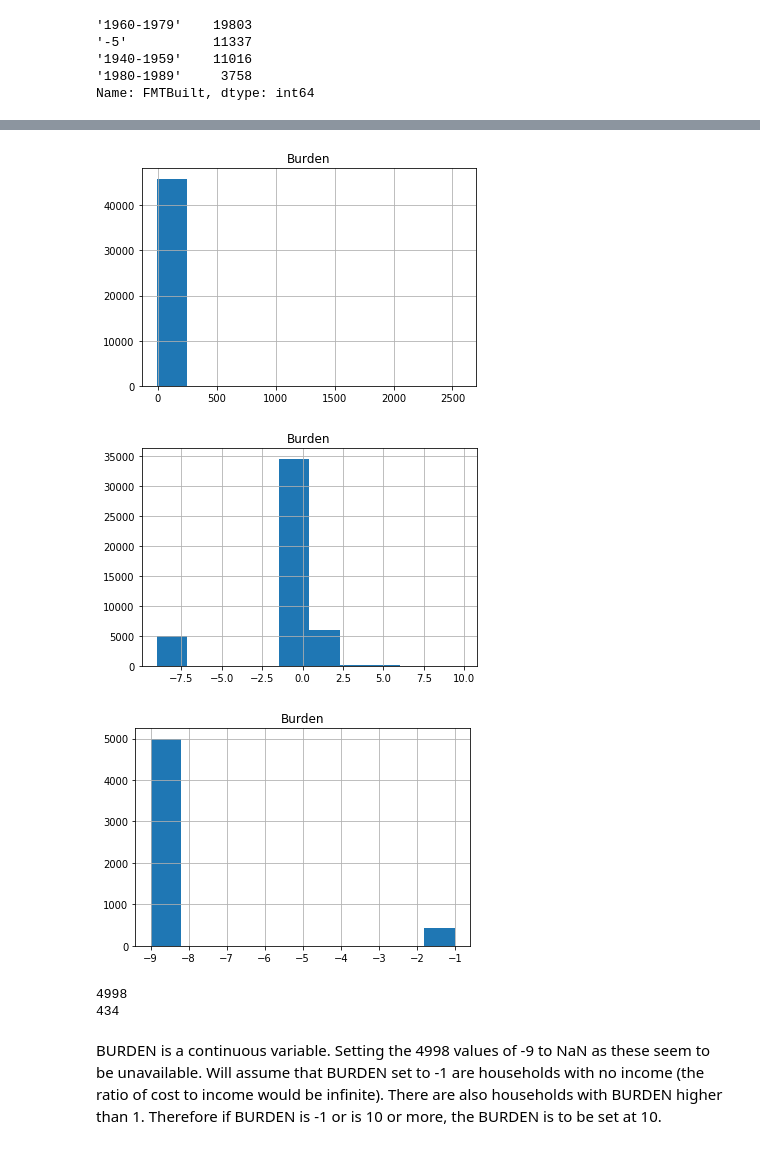
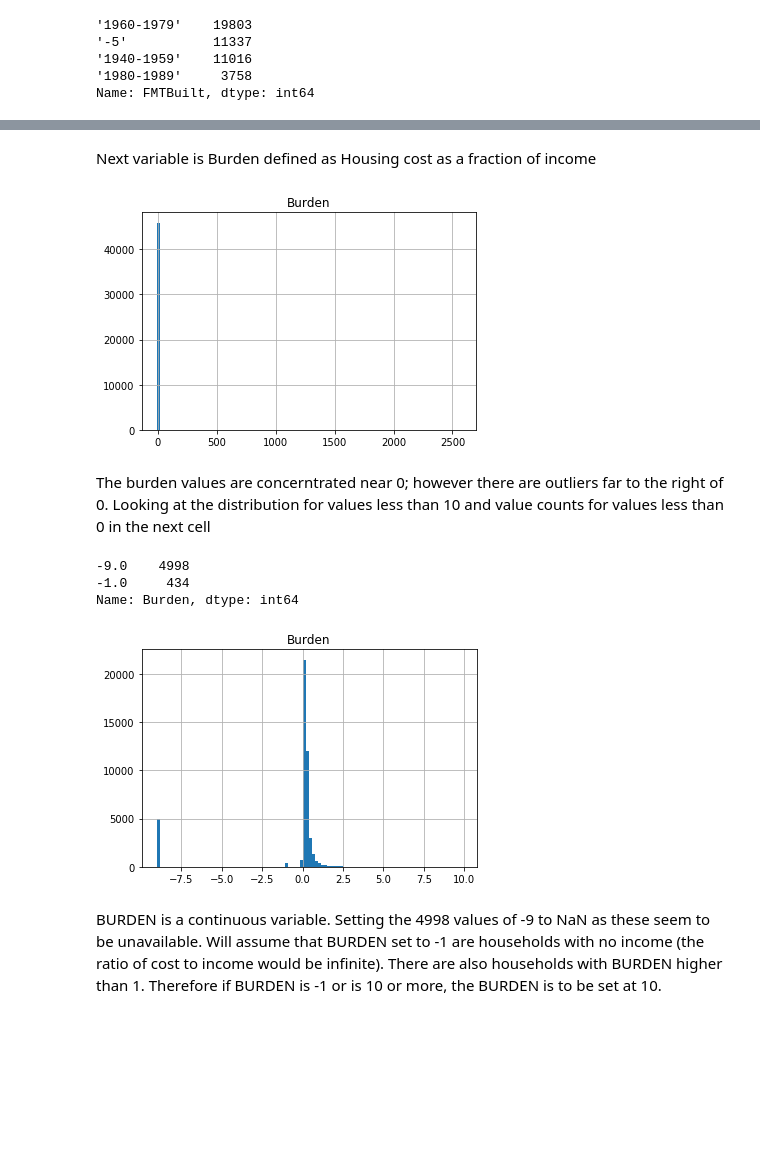
Before and after one commit to lambertgarrido/spb-cap, a Jupyter notebook: data_clean_up_1985.ipynb, the cells around one changed output, grey strips where cells are left out. Drawn from its saved outputs; the diff is of its cells as text; code cells hidden in the pictures; blank space fills up the shorter version.

```diff
--- a/data_clean_up_1985.ipynb
+++ b/data_clean_up_1985.ipynb
@@ -67,5 +120,5 @@ AGE1 has several negative values. The positive values look distributed as a Gaus
 # %%
-df_neg = df.loc[df['AGE'] < 0]
+df.loc[df['AGE'] == -9, 'AGE'] = np.NaN
 col_list = ['AGE']
-hist = df_neg.hist(column=col_list, bins=10)
+hist = df.hist(column=col_list, bins=10)
 # %% [output]
@@ -75,4 +125,0 @@ The negatives fall under one bin. Likely the age was not availabe for these reco
-# %%
-df.loc[df['AGE'] < 0, 'AGE'] = np.NaN
-col_list = ['AGE']
-hist = df.hist(column=col_list, bins=10)
@@ -107,0 +168,3 @@ Name: BEDRMS, dtype: int64
+# %%
+df.loc[df['BEDRMS'] > 6, 'BEDRMS'] = 7
+df['BEDRMS'].value_counts()
@@ -135,4 +216,4 @@ Name: FMTBuilt, dtype: int64
 # %%
-df.loc[df['FMTBuilt'].str.contains('-5'), 'FMTBuilt'] = 'not_defined'
+df.loc[df['FMTBuilt'].str.contains('-5'), 'FMTBuilt'] = '\'not_defined\''
 df['FMTBuilt'].value_counts()
 # %% [output]
@@ -144,19 +227,19 @@ Name: FMTBuilt, dtype: int64
+# %% [markdown]
+Next variable is Burden defined as Housing cost as a fraction of income
 # %%
-hist = df.hist(column='Burden', bins=10)
+hist = df.hist(column='Burden', bins=100)
 # %% [output]
-[figure, old version]
+[figure, new version]
+# %% [markdown]
+The burden values are concerntrated near 0; however there are outliers far to the right of 0. Looking at the distribution for values less than 10 and value counts for values less than 0 in the next cell
 # %%
-hist = df.loc[df['Burden'] < 10].hist(column='Burden',bins=10)
-hist = df.loc[df['Burden'] < 0 ].hist(column='Burden',bins=10)
+hist = df.loc[df['Burden'] < 10].hist(column='Burden',bins=100)
+df.loc[df['Burden'] < 0, 'Burden' ].value_counts()
 # %% [output]
+-9.0    4998
+-1.0     434
+Name: Burden, dtype: int64
-[figure, old version]
+[figure, new version]
-[figure, removed]
-# %%
-print(df.loc[df['Burden'] == -9, 'Burden'].count())
-print(df.loc[df['Burden'] == -1, 'Burden'].count())
-# %% [output]
-4998
-434
 # %% [markdown]
 BURDEN is a continuous variable. Setting the 4998 values of -9 to NaN as these seem to be unavailable. Will assume that BURDEN set to -1 are households with no income (the ratio of cost to income would be infinite). There are also households with BURDEN higher than 1. Therefore if BURDEN is -1 or is 10 or more, the BURDEN is to be set at 10.
 # %%
```
Also changed, not shown: parts of 113 cells of this notebook.
